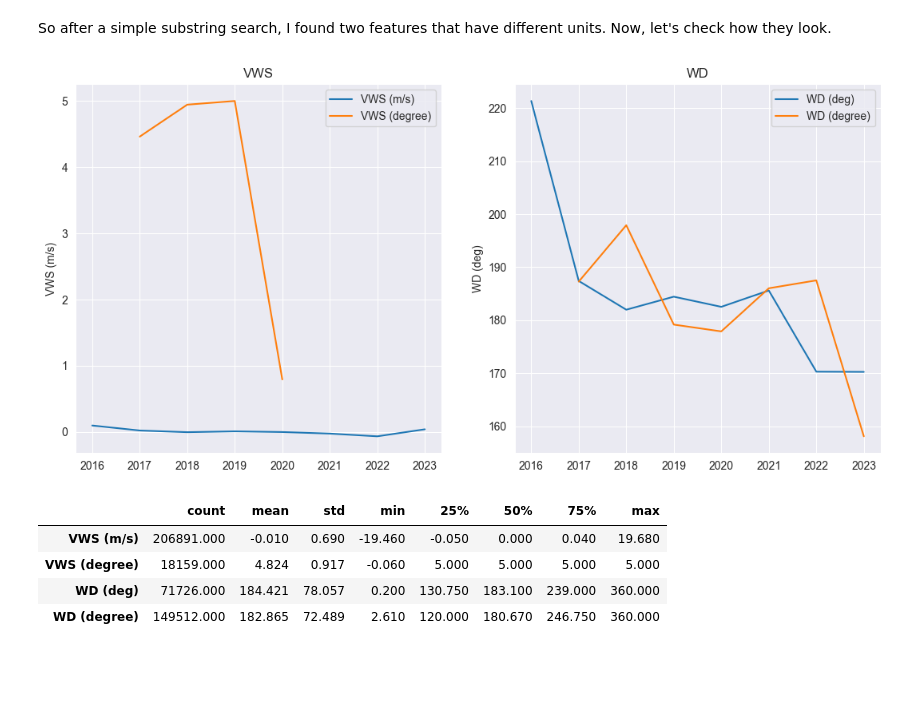
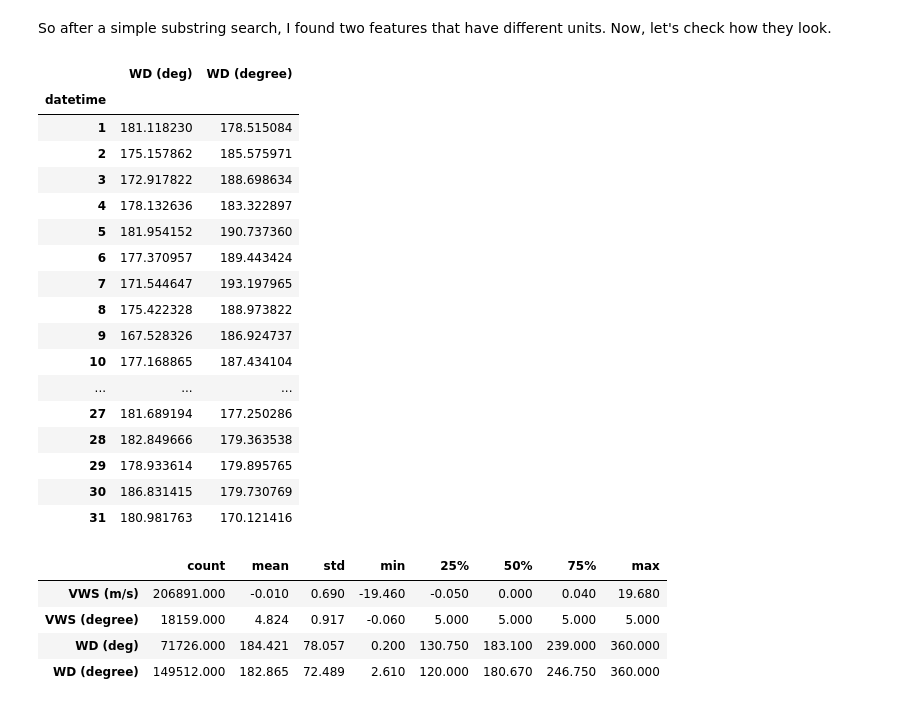
Before and after one commit to PyFon-hub/Masters_Thesis, a Jupyter notebook: Data_Analysis/Exploratory_Data_Analysis.ipynb, the cells around one changed output. Saved outputs shown, nothing was run; the diff lists cells and outputs as text; code cells hidden in the pictures; blank space fills up the shorter version.

```diff
--- a/Data_Analysis/Exploratory_Data_Analysis.ipynb
+++ b/Data_Analysis/Exploratory_Data_Analysis.ipynb
@@ -324,10 +330,29 @@ def plot_features_similarities_histogram(df: pd.DataFrame, similar_feature: list
         axes[index].set(xlabel=None)
 
     plt.plot()
-# %%
-plot_features_similarities_histogram(df, truly_similar_names, groupby_= )
-# %% [output]
-[figure, removed]
+# %%
+#plot_features_similarities_lineplot(df, truly_similar_names)\
+d = df[df.index.year == 2019][['WD (deg)', 'WD (degree)']]
+d.groupby([d.index.]).mean(numeric_only = True)
+# %% [output]
+|  | WD (deg) | WD (degree) |
+| datetime |  |  |
+| 1 | 181.118230 | 178.515084 |
+| 2 | 175.157862 | 185.575971 |
+| 3 | 172.917822 | 188.698634 |
+| 4 | 178.132636 | 183.322897 |
+| 5 | 181.954152 | 190.737360 |
+| 6 | 177.370957 | 189.443424 |
+| 7 | 171.544647 | 193.197965 |
+| 8 | 175.422328 | 188.973822 |
+| 9 | 167.528326 | 186.924737 |
+| 10 | 177.168865 | 187.434104 |
+| ... | ... | ... |
+| 27 | 181.689194 | 177.250286 |
+| 28 | 182.849666 | 179.363538 |
+| 29 | 178.933614 | 179.895765 |
+| 30 | 186.831415 | 179.730769 |
+| 31 | 180.981763 | 170.121416 |
 # %%
 df[[_ for item in truly_similar_names.values() for _ in item]].describe().applymap(lambda x: f"{x:0.3f}").T
 # %% [output]
```
Also changed, not shown: parts of 1 cell of this notebook.
